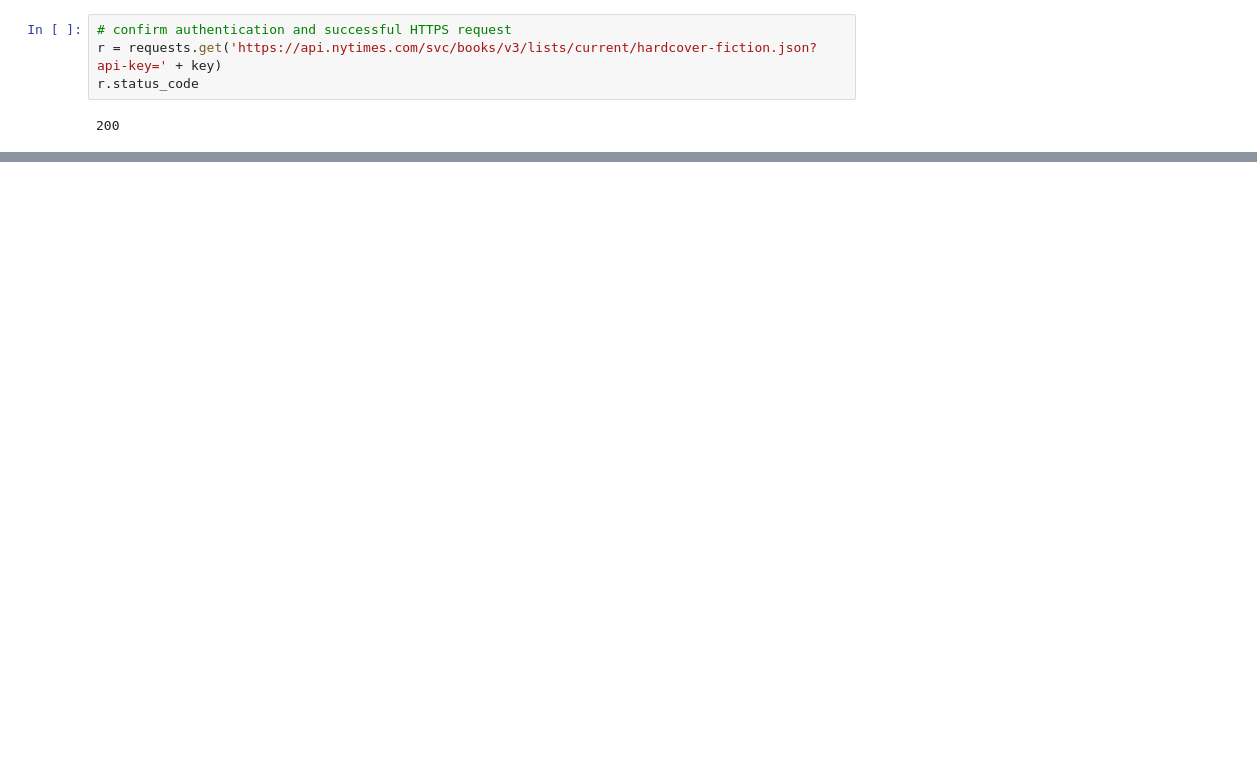
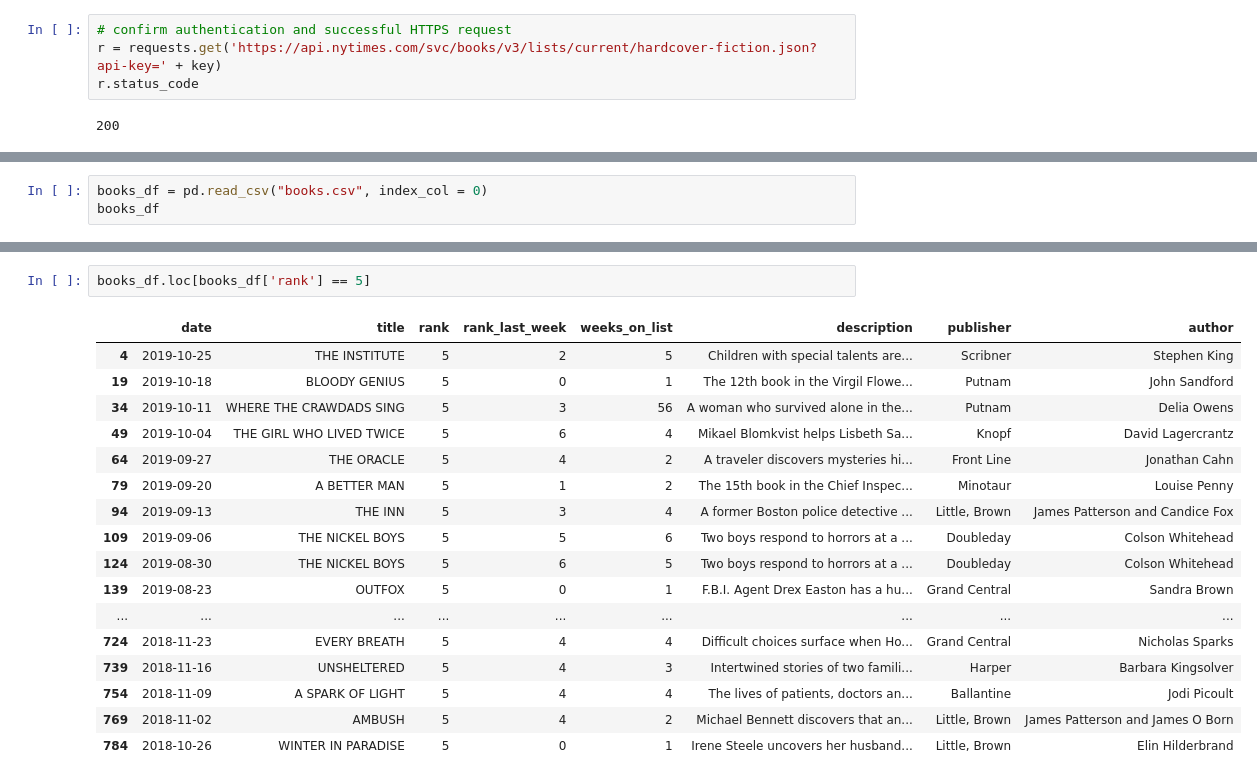
Before and after one commit to nichung/cuny_msds, a Jupyter notebook: data_607/week_09/msds607_wk9.ipynb, the cells around one changed output, grey strips where cells are left out. Cells and saved outputs as stored; diff of their text form; blank space fills up the shorter version.

```diff
--- a/data_607/week_09/msds607_wk9.ipynb
+++ b/data_607/week_09/msds607_wk9.ipynb
@@ -103,0 +110,3 @@ books_df
+# %%
+books_df = pd.read_csv("books.csv", index_col = 0)
+books_df
@@ -103,0 +127,20 @@ books_df
+# %%
+books_df.loc[books_df['rank'] == 5]
+# %% [output]
+|  | date | title | rank | rank_last_week | weeks_on_list | description | publisher | author |
+| 4 | 2019-10-25 | THE INSTITUTE | 5 | 2 | 5 | Children with special talents are... | Scribner | Stephen King |
+| 19 | 2019-10-18 | BLOODY GENIUS | 5 | 0 | 1 | The 12th book in the Virgil Flowe... | Putnam | John Sandford |
+| 34 | 2019-10-11 | WHERE THE CRAWDADS SING | 5 | 3 | 56 | A woman who survived alone in the... | Putnam | Delia Owens |
+| 49 | 2019-10-04 | THE GIRL WHO LIVED TWICE | 5 | 6 | 4 | Mikael Blomkvist helps Lisbeth Sa... | Knopf | David Lagercrantz |
+| 64 | 2019-09-27 | THE ORACLE | 5 | 4 | 2 | A traveler discovers mysteries hi... | Front Line | Jonathan Cahn |
+| 79 | 2019-09-20 | A BETTER MAN | 5 | 1 | 2 | The 15th book in the Chief Inspec... | Minotaur | Louise Penny |
+| 94 | 2019-09-13 | THE INN | 5 | 3 | 4 | A former Boston police detective ... | Little, Brown | James Patterson and Candice Fox |
+| 109 | 2019-09-06 | THE NICKEL BOYS | 5 | 5 | 6 | Two boys respond to horrors at a ... | Doubleday | Colson Whitehead |
+| 124 | 2019-08-30 | THE NICKEL BOYS | 5 | 6 | 5 | Two boys respond to horrors at a ... | Doubleday | Colson Whitehead |
+| 139 | 2019-08-23 | OUTFOX | 5 | 0 | 1 | F.B.I. Agent Drex Easton has a hu... | Grand Central | Sandra Brown |
+| ... | ... | ... | ... | ... | ... | ... | ... | ... |
+| 724 | 2018-11-23 | EVERY BREATH | 5 | 4 | 4 | Difficult choices surface when Ho... | Grand Central | Nicholas Sparks |
+| 739 | 2018-11-16 | UNSHELTERED | 5 | 4 | 3 | Intertwined stories of two famili... | Harper | Barbara Kingsolver |
+| 754 | 2018-11-09 | A SPARK OF LIGHT | 5 | 4 | 4 | The lives of patients, doctors an... | Ballantine | Jodi Picoult |
+| 769 | 2018-11-02 | AMBUSH | 5 | 4 | 2 | Michael Bennett discovers that an... | Little, Brown | James Patterson and James O Born |
+| 784 | 2018-10-26 | WINTER IN PARADISE | 5 | 0 | 1 | Irene Steele uncovers her husband... | Little, Brown | Elin Hilderbrand |
```
Also changed, not shown: parts of 8 cells of this notebook, 1 other file.
